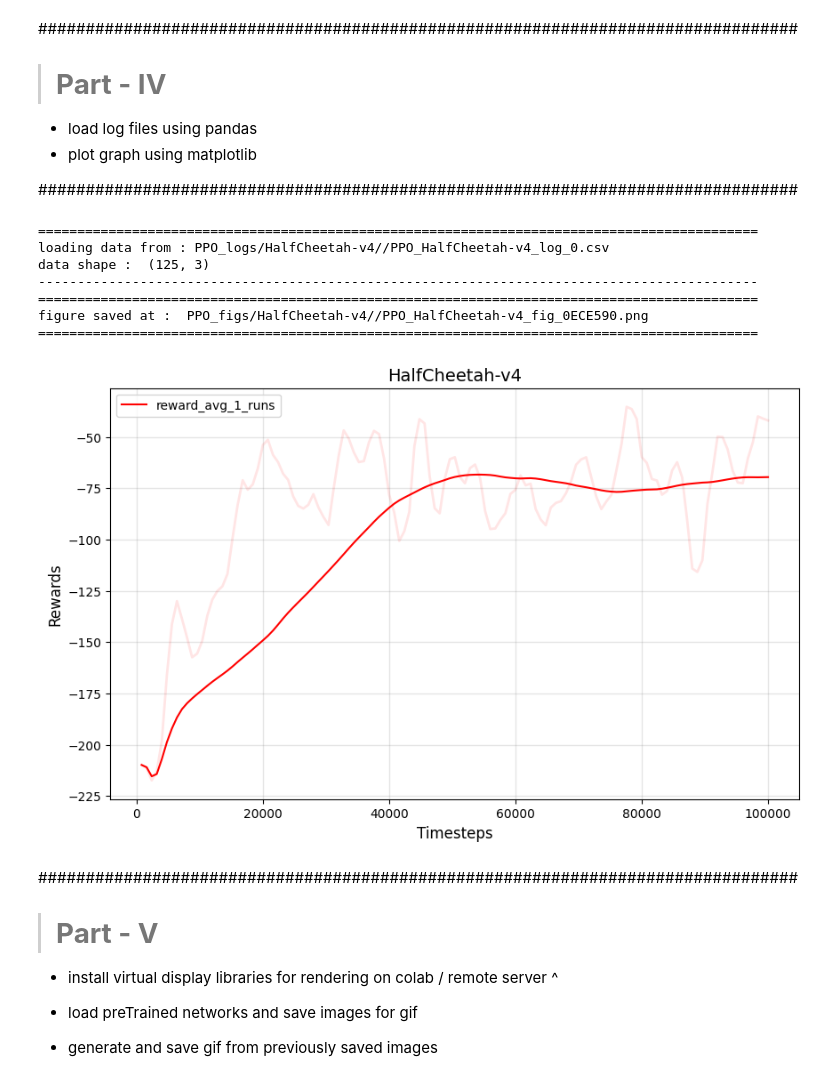
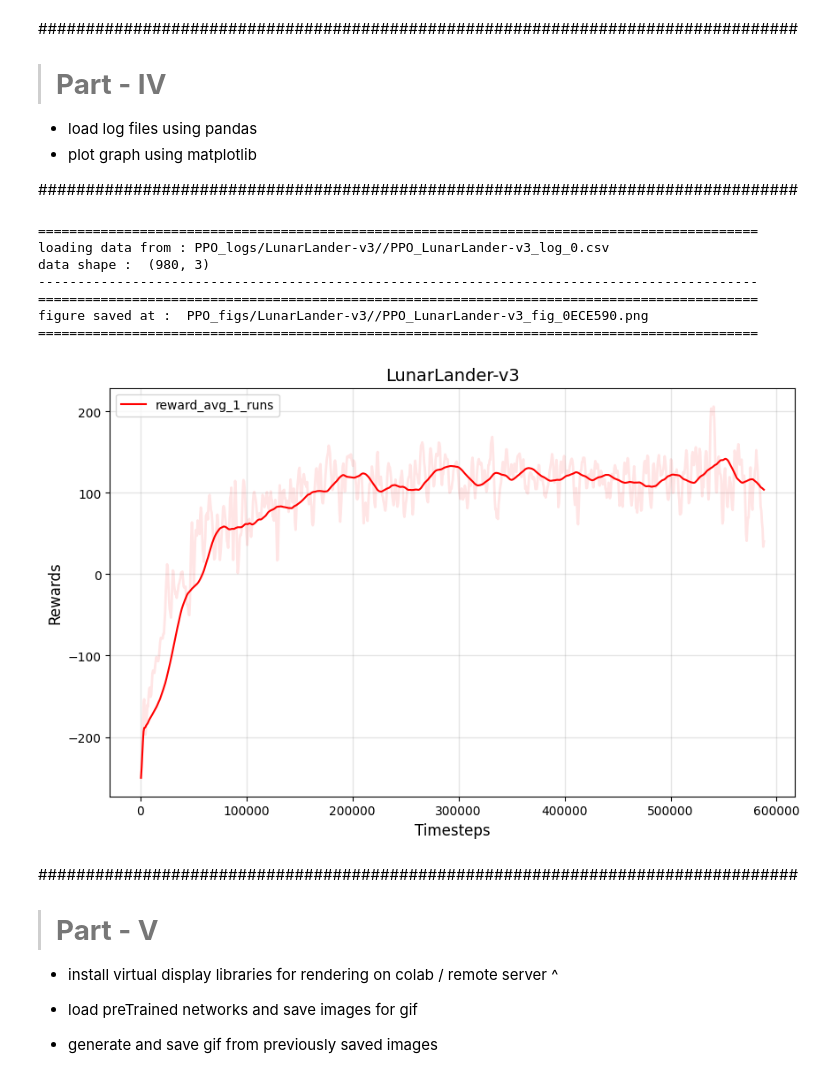
Before and after one commit to EthanHuang1117/ids721mini9, a Jupyter notebook: PPO_colab.ipynb, the cells around one changed output. Saved outputs shown, nothing was run; the diff lists cells and outputs as text; code cells hidden in the pictures.

```diff
--- a/PPO_colab.ipynb
+++ b/PPO_colab.ipynb
@@ -921,9 +962,9 @@ import matplotlib.pyplot as plt
 
 print("============================================================================================")
 
-#env_name = 'CartPole-v1'
-env_name = "HalfCheetah-v4"
-# env_name = 'LunarLander-v2'
+# env_name = 'CartPole-v1'
+#env_name = "HalfCheetah-v4"
+env_name = 'LunarLander-v3'
 # env_name = 'BipedalWalker-v2'
 # env_name = 'RoboschoolWalker2d-v1'
 
@@ -1031,37 +1072,37 @@ else:
 
 # ax.set_yticks(np.arange(0, 1800, 200))
 # ax.set_xticks(np.arange(0, int(4e6), int(5e5)))
 
 
 ax.grid(color='gray', linestyle='-', linewidth=1, alpha=0.2)
 
 ax.set_xlabel("Timesteps", fontsize=12)
 ax.set_ylabel("Rewards", fontsize=12)
 
 plt.title(env_name, fontsize=14)
 
 
 fig = plt.gcf()
 fig.set_size_inches(fig_width, fig_height)
 
 print("============================================================================================")
 
 plt.savefig(fig_save_path)
 print("figure saved at : ", fig_save_path)
 
 print("============================================================================================")
 
 
 plt.show()
 # %% [output]
 ============================================================================================
-loading data from : PPO_logs/HalfCheetah-v4//PPO_HalfCheetah-v4_log_0.csv
-data shape :  (125, 3)
+loading data from : PPO_logs/LunarLander-v3//PPO_LunarLander-v3_log_0.csv
+data shape :  (980, 3)
 --------------------------------------------------------------------------------------------
 ============================================================================================
-figure saved at :  PPO_figs/HalfCheetah-v4//PPO_HalfCheetah-v4_fig_0ECE590.png
+figure saved at :  PPO_figs/LunarLander-v3//PPO_LunarLander-v3_fig_0ECE590.png
 ============================================================================================
-[figure, old version]
+[figure, new version]
 # %%
 
 
```
Also changed, not shown: parts of 8 cells of this notebook.
